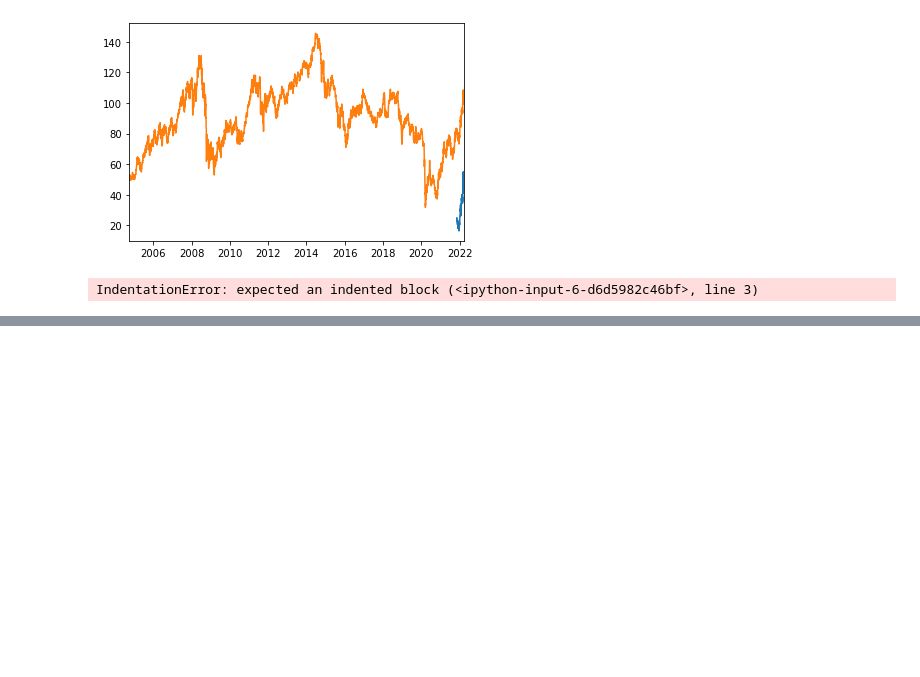
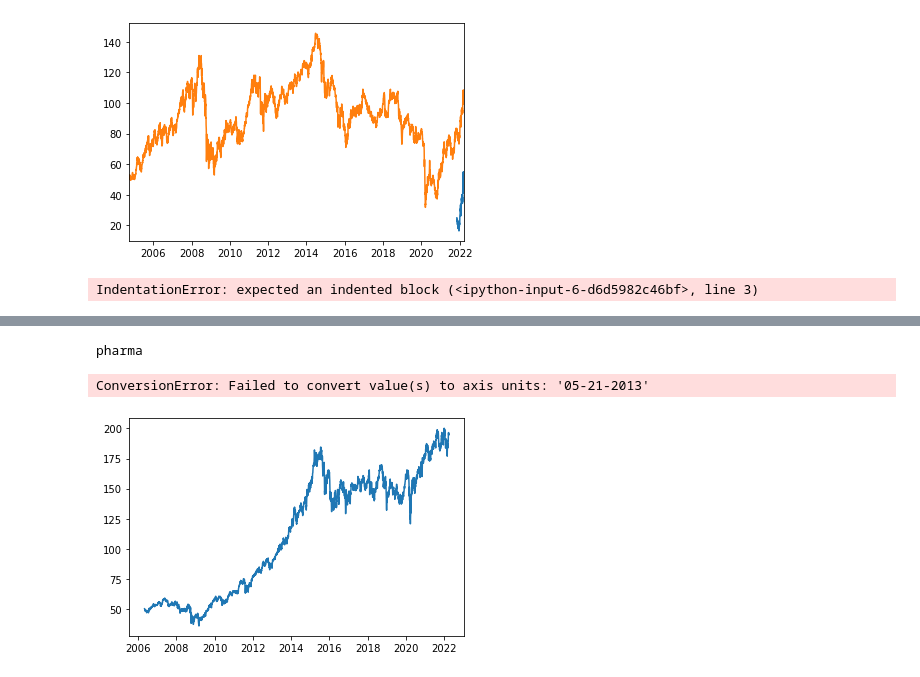
Before and after one commit to zessesni/CMSE202Financial3, a Jupyter notebook: CMSE202Financial3project.ipynb, the cells around one changed output, grey strips where cells are left out. Saved outputs shown, nothing was run; the diff lists cells and outputs as text; code cells hidden in the pictures; blank space fills up the shorter version.

Commit message:
Rough plot method

```diff
--- a/CMSE202Financial3project.ipynb
+++ b/CMSE202Financial3project.ipynb
@@ -156,6 +156,8 @@ class NaturalDisaster:
     PJP = pd.read_csv('Pharma/PJP.csv', delimiter = ',')
     PJP = pd.read_csv('Pharma/PPH.csv', delimiter = ',')
     sector = None
+    stock_open = None
+    stock_date = None
 
     def __init__(self, start_date, end_date, disaster_type):
         """Initialize the disaster's attributes.
@@ -188,6 +190,9 @@ class NaturalDisaster:
         self.ETF = ETF
         if self.ETF == 'IHE':
             self.IHE = pd.read_csv('Pharma/IHE.csv', delimiter = ',')
+            self.stock_open = self.IHE['Open']
+            #self.stock_date = self.IHE['Date']
+            self.stock_date =  [dt.datetime.strptime(d,'%Y-%m-%d').date() for d in self.IHE.iloc[:,0]]
             print(self.ETF, self.IHE)
         elif self.ETF == 'PJP':
             self.PJP = pd.read_csv('Pharma/PJP.csv', delimiter = ',')
@@ -201,6 +206,11 @@ class NaturalDisaster:
         if self.ETF == 'IHE' or self.ETF == 'PJP' or self.ETF == 'PPH':
             self.sector = 'pharma'
         print(self.sector)
+
+    def plot(self):
+        plt.plot(self.stock_date, self.stock_open)
+        plt.axvline(self.start_date, c = 'orange')
+        plt.axvline(self.end_date, c = 'orange')
 # %%
 tornado_2013 = NaturalDisaster(start_date = '05-21-2013', end_date = '05-23-2013', disaster_type = 'Tornado')
 # %%
@@ -211,0 +242,9 @@ tornado_2013.determine_sector()
+# %%
+tornado_2013.determine_sector()
+# %% [output]
+pharma
+# %%
+tornado_2013.plot()
+# %% [output]
+ConversionError: Failed to convert value(s) to axis units: '05-21-2013'
+[figure, added]
```
Also changed, not shown: parts of 4 cells of this notebook.
